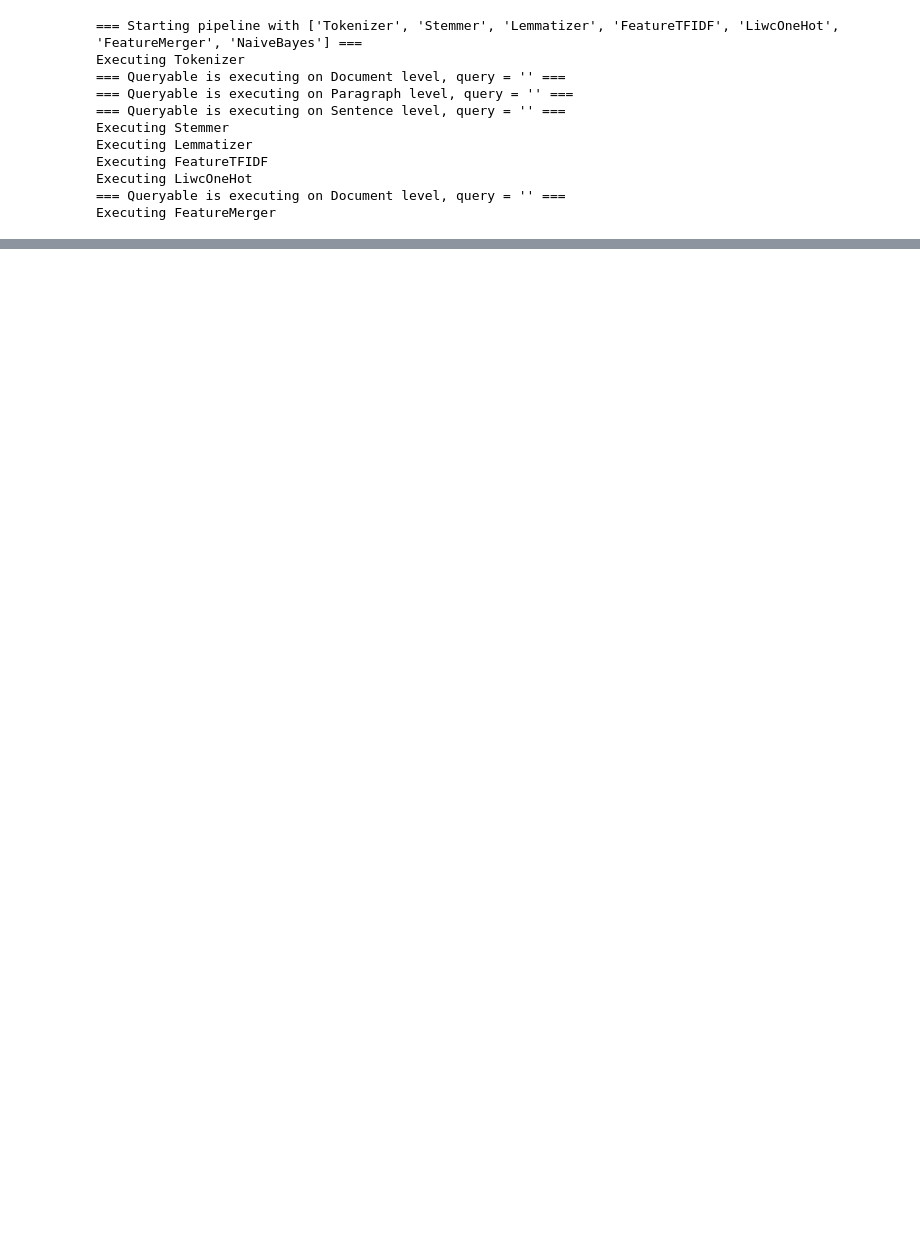
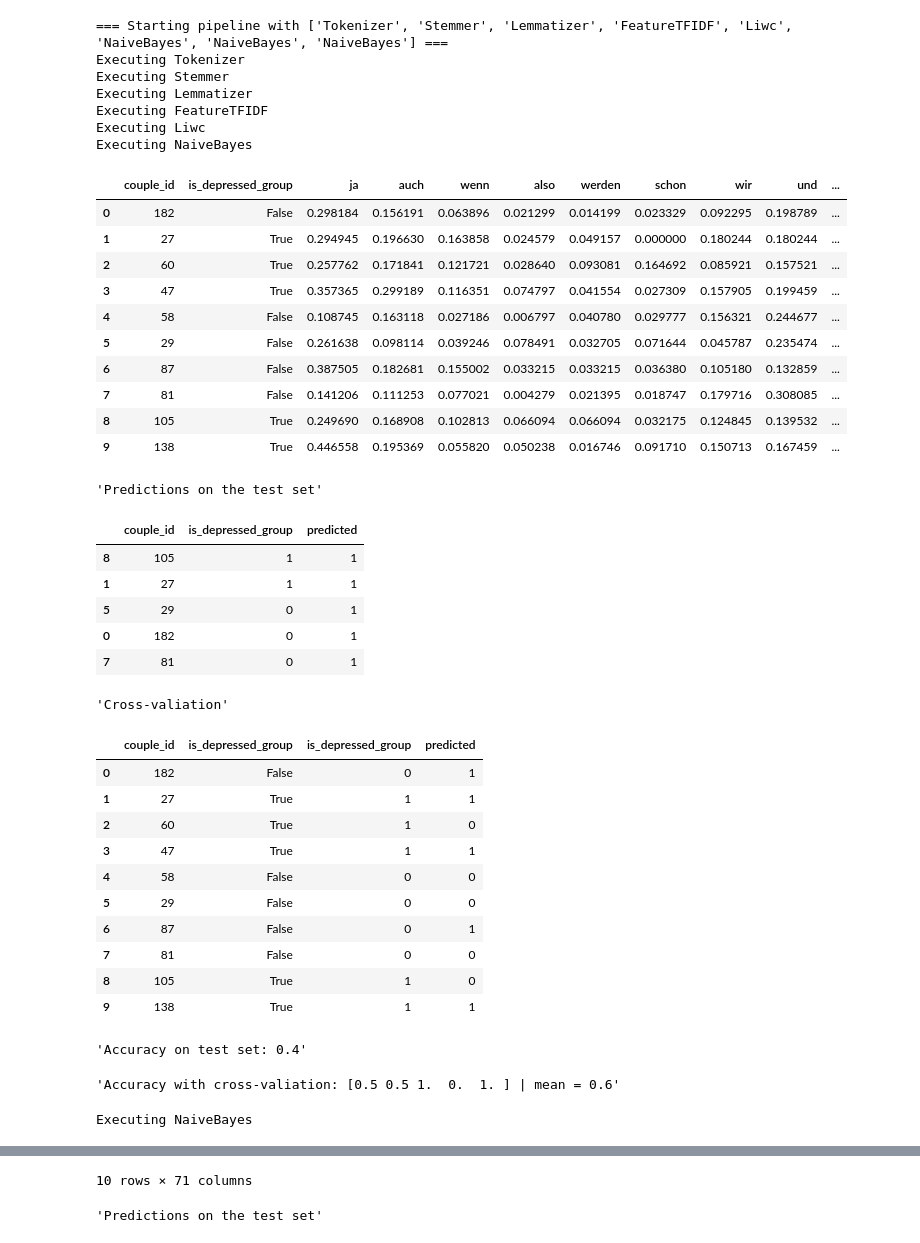
Before and after one commit to gitexa/sigmund, a Jupyter notebook: reading.ipynb, the cells around one changed output, grey strips where cells are left out. Cells and saved outputs as stored; diff of their text form; code cells hidden in the pictures; blank space fills up the shorter version.

Commit message:
Update reading with voting classifier

```diff
--- a/reading.ipynb
+++ b/reading.ipynb
@@ -127,30 +125,72 @@ display(pgs)
 # %%
 from src.sigmund.preprocessing.words import Tokenizer, Stemmer, Lemmatizer
 from src.sigmund.features.tfidf import FeatureTFIDF
 from src.pipelinelib.pipeline import Pipeline
 from src.sigmund.classification.naive_bayes import NaiveBayes
 from src.sigmund.classification.merger import FeatureMerger
-from src.sigmund.extensions import TFIDF_DOCUMENT
-from src.sigmund.features.liwc_one_hot import LiwcOneHot
+from src.sigmund.classification.linear_discriminant_analysis import LinearDiscriminantAnalysisClassifier
+from src.sigmund.features.liwc import Liwc
+from src.sigmund.features.vocabulary_size import VocabularySize
+from src.sigmund.classification.pca import PCAReduction
+from src.sigmund.extensions import *
 
 pipeline = Pipeline(queryable=queryable)
 pipeline.add_component(Tokenizer())
 pipeline.add_component(Stemmer())
 pipeline.add_component(Lemmatizer())
-pipeline.add_component(FeatureTFIDF())
-pipeline.add_component(LiwcOneHot())
-pipeline.add_component(FeatureMerger()) #[TFIDF_DOCUMENT]))
-pipeline.add_component(NaiveBayes())
-display(pipeline.execute())
+pipeline.add_component(FeatureTFIDF(white_list=[
+    'ja', 'auch', 'wenn', 'also', 'werden', 'schon', 'wir', # high in depressed group
+    'und', 'haben', 'du', 'sehr'])), #'so', 'wirkl  ich', 'ich', 'gerne', 'weil']))
+#pipeline.add_component(FeatureTFIDF())
+pipeline.add_component(Liwc())
+#pipeline.add_component(FeatureMerger()) #[TFIDF_DOCUMENT]))
+
+pipeline.add_component(NaiveBayes(inputs=[TFIDF_DOCUMENT_MF], output=CLASSIFICATION_NAIVE_BAYES_TFIDF, voting=False))
+
+pipeline.add_component(NaiveBayes(inputs=[LIWC_DOCUMENT_MF], output=CLASSIFICATION_NAIVE_BAYES_LIWC, voting=False))
+
+pipeline.add_component(NaiveBayes(inputs=[CLASSIFICATION_NAIVE_BAYES_TFIDF, CLASSIFICATION_NAIVE_BAYES_LIWC], output=CLASSIFICATION_NAIVE_BAYES_VOTING, voting=True))
+
+
+pipeline.execute(visualise=True)
 # %% [output]
-=== Starting pipeline with ['Tokenizer', 'Stemmer', 'Lemmatizer', 'FeatureTFIDF', 'LiwcOneHot', 'FeatureMerger', 'NaiveBayes'] ===
+=== Starting pipeline with ['Tokenizer', 'Stemmer', 'Lemmatizer', 'FeatureTFIDF', 'Liwc', 'NaiveBayes', 'NaiveBayes', 'NaiveBayes'] ===
 Executing Tokenizer
-=== Queryable is executing on Document level, query = '' ===
-=== Queryable is executing on Paragraph level, query = '' ===
-=== Queryable is executing on Sentence level, query = '' ===
 Executing Stemmer
 Executing Lemmatizer
 Executing FeatureTFIDF
-Executing LiwcOneHot
-=== Queryable is executing on Document level, query = '' ===
-Executing FeatureMerger
+Executing Liwc
+Executing NaiveBayes
+|  | couple_id | is_depressed_group | ja | auch | wenn | also | werden | schon | wir | und | ... |
+| 0 | 182 | False | 0.298184 | 0.156191 | 0.063896 | 0.021299 | 0.014199 | 0.023329 | 0.092295 | 0.198789 | ... |
+| 1 | 27 | True | 0.294945 | 0.196630 | 0.163858 | 0.024579 | 0.049157 | 0.000000 | 0.180244 | 0.180244 | ... |
+| 2 | 60 | True | 0.257762 | 0.171841 | 0.121721 | 0.028640 | 0.093081 | 0.164692 | 0.085921 | 0.157521 | ... |
+| 3 | 47 | True | 0.357365 | 0.299189 | 0.116351 | 0.074797 | 0.041554 | 0.027309 | 0.157905 | 0.199459 | ... |
+| 4 | 58 | False | 0.108745 | 0.163118 | 0.027186 | 0.006797 | 0.040780 | 0.029777 | 0.156321 | 0.244677 | ... |
+| 5 | 29 | False | 0.261638 | 0.098114 | 0.039246 | 0.078491 | 0.032705 | 0.071644 | 0.045787 | 0.235474 | ... |
+| 6 | 87 | False | 0.387505 | 0.182681 | 0.155002 | 0.033215 | 0.033215 | 0.036380 | 0.105180 | 0.132859 | ... |
+| 7 | 81 | False | 0.141206 | 0.111253 | 0.077021 | 0.004279 | 0.021395 | 0.018747 | 0.179716 | 0.308085 | ... |
+| 8 | 105 | True | 0.249690 | 0.168908 | 0.102813 | 0.066094 | 0.066094 | 0.032175 | 0.124845 | 0.139532 | ... |
+| 9 | 138 | True | 0.446558 | 0.195369 | 0.055820 | 0.050238 | 0.016746 | 0.091710 | 0.150713 | 0.167459 | ... |
+'Predictions on the test set'
+|  | couple_id | is_depressed_group | predicted |
+| 8 | 105 | 1 | 1 |
+| 1 | 27 | 1 | 1 |
+| 5 | 29 | 0 | 1 |
+| 0 | 182 | 0 | 1 |
+| 7 | 81 | 0 | 1 |
+'Cross-valiation'
+|  | couple_id | is_depressed_group | is_depressed_group | predicted |
+| 0 | 182 | False | 0 | 1 |
+| 1 | 27 | True | 1 | 1 |
+| 2 | 60 | True | 1 | 0 |
+| 3 | 47 | True | 1 | 1 |
+| 4 | 58 | False | 0 | 0 |
+| 5 | 29 | False | 0 | 0 |
+| 6 | 87 | False | 0 | 1 |
+| 7 | 81 | False | 0 | 0 |
+| 8 | 105 | True | 1 | 0 |
+| 9 | 138 | True | 1 | 1 |
+'Accuracy on test set: 0.4'
+'Accuracy with cross-valiation: [0.5 0.5 1.  0.  1. ] | mean = 0.6'
+Executing NaiveBayes
@@ -156,0 +208,2 @@ Executing FeatureMerger
+10 rows × 71 columns
+'Predictions on the test set'
```
Also changed, not shown: parts of 8 cells of this notebook.
